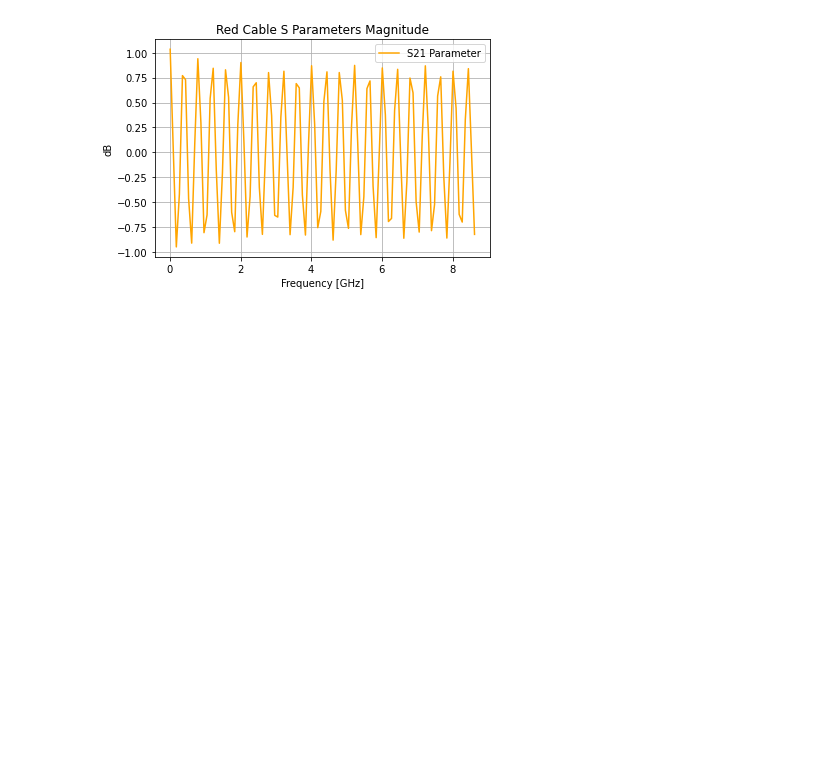
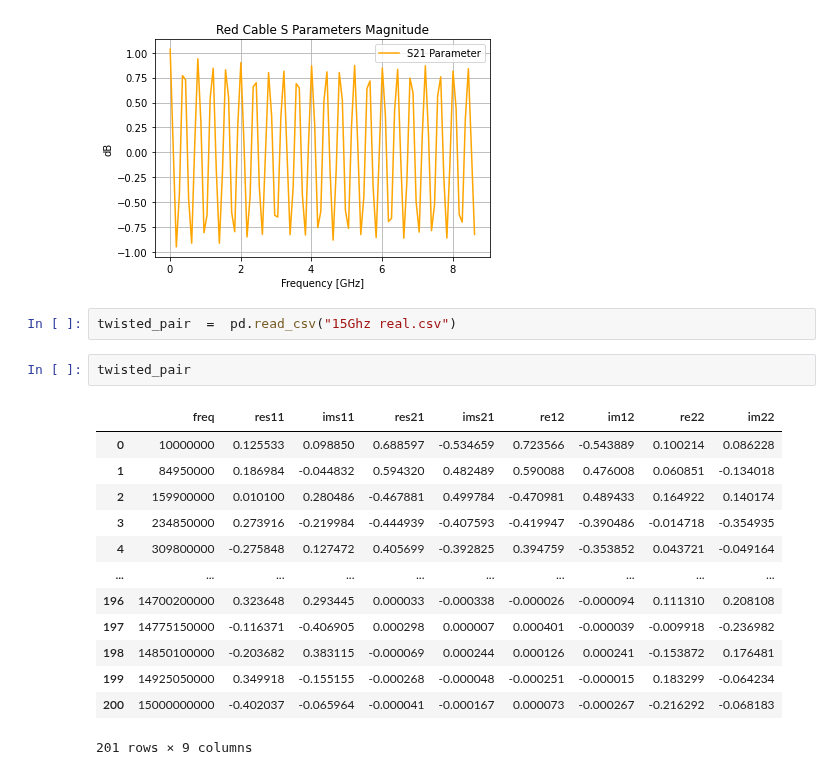
Before and after one commit to Holcan/STM, a Jupyter notebook: Cables/Cables S parameters.ipynb, the cells around one changed output. Cells and saved outputs as stored; diff of their text form; blank space fills up the shorter version.

```diff
--- a/Cables/Cables S parameters.ipynb
+++ b/Cables/Cables S parameters.ipynb
@@ -257,3 +257,21 @@ plt.show()
 #fig.savefig(r'S Parameters Transmision 21, red cable before.jpeg',bbox_inches='tight')
 # %% [output]
 [figure]
+# %%
+twisted_pair  =  pd.read_csv("15Ghz real.csv")
+# %%
+twisted_pair
+# %% [output]
+|  | freq | res11 | ims11 | res21 | ims21 | re12 | im12 | re22 | im22 |
+| 0 | 10000000 | 0.125533 | 0.098850 | 0.688597 | -0.534659 | 0.723566 | -0.543889 | 0.100214 | 0.086228 |
+| 1 | 84950000 | 0.186984 | -0.044832 | 0.594320 | 0.482489 | 0.590088 | 0.476008 | 0.060851 | -0.134018 |
+| 2 | 159900000 | 0.010100 | 0.280486 | -0.467881 | 0.499784 | -0.470981 | 0.489433 | 0.164922 | 0.140174 |
+| 3 | 234850000 | 0.273916 | -0.219984 | -0.444939 | -0.407593 | -0.419947 | -0.390486 | -0.014718 | -0.354935 |
+| 4 | 309800000 | -0.275848 | 0.127472 | 0.405699 | -0.392825 | 0.394759 | -0.353852 | 0.043721 | -0.049164 |
+| ... | ... | ... | ... | ... | ... | ... | ... | ... | ... |
+| 196 | 14700200000 | 0.323648 | 0.293445 | 0.000033 | -0.000338 | -0.000026 | -0.000094 | 0.111310 | 0.208108 |
+| 197 | 14775150000 | -0.116371 | -0.406905 | 0.000298 | 0.000007 | 0.000401 | -0.000039 | -0.009918 | -0.236982 |
+| 198 | 14850100000 | -0.203682 | 0.383115 | -0.000069 | 0.000244 | 0.000126 | 0.000241 | -0.153872 | 0.176481 |
+| 199 | 14925050000 | 0.349918 | -0.155155 | -0.000268 | -0.000048 | -0.000251 | -0.000015 | 0.183299 | -0.064234 |
+| 200 | 15000000000 | -0.402037 | -0.065964 | -0.000041 | -0.000167 | 0.000073 | -0.000267 | -0.216292 | -0.068183 |
+201 rows × 9 columns
```
Also changed, not shown: parts of 2 cells of this notebook, 5 other files.
